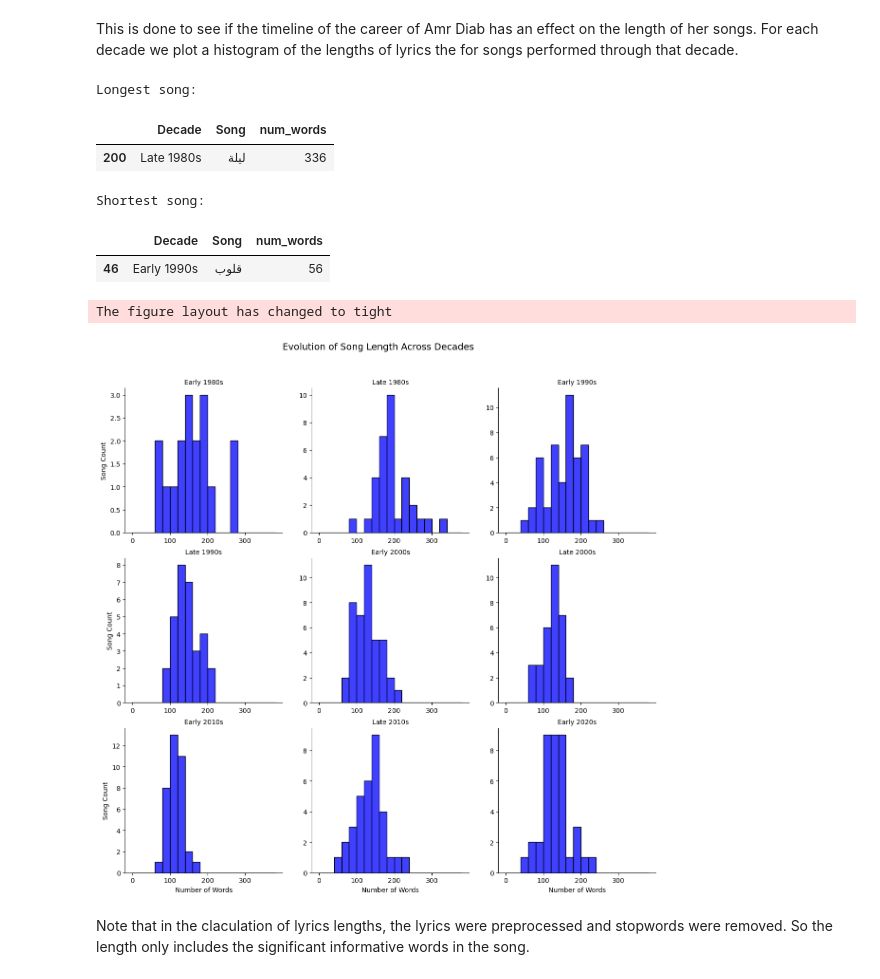
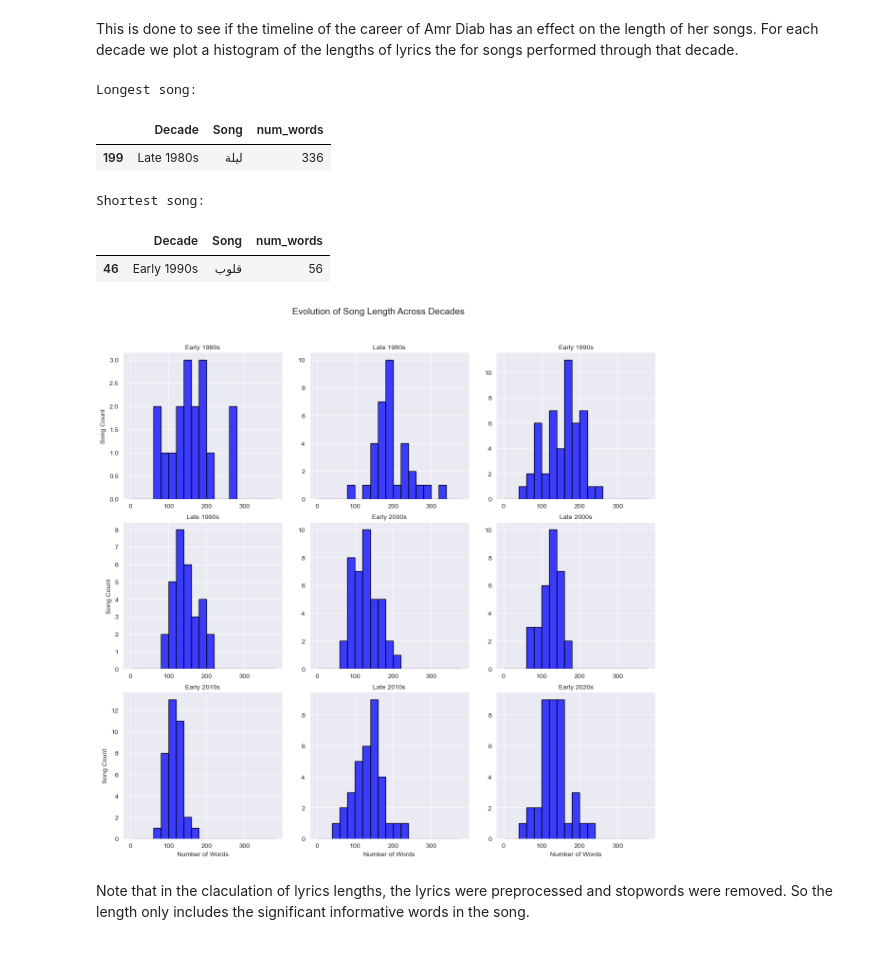
Before and after one commit to nour-atef04/Lyrics-Analysis, a Jupyter notebook: analysis.ipynb, the cells around one changed output. Drawn from its saved outputs; the diff is of its cells as text; code cells hidden in the pictures.

```diff
--- a/analysis.ipynb
+++ b/analysis.ipynb
@@ -13,7 +16,7 @@ import scipy.stats as stats
 # %%
 
 # Define file paths
-PREPROC_PATH = "data/amr_diab_songs_proc.csv"
+PREPROC_PATH = "data/amr_diab_songs_proc1.csv"
 PREPROC_SW_PATH = "data/stop_words.txt"
 # %%
 songs = pd.read_csv( PREPROC_PATH, header=0)
@@ -357,14 +359,24 @@ This may be due to the fact that the 80s, music was primarily distributed via ca
 # %% [markdown]
 also note that the shortest songs were created recently which shows that people today, especially younger listeners, have shorter attention spans due to social media and fast-paced digital content.
 # %%
+# Ensure "Year" is treated as numeric
+songs_proc["Year"] = pd.to_numeric(songs_proc["Year"], errors="coerce")
+
+# Drop or fill missing values
+songs_proc = songs_proc.dropna(subset=["Year"])  # Drop rows with missing years
+songs_proc["Year"] = songs_proc["Year"].astype(int)  # Convert to integer
+
+# Now, perform filtering
 songs_80s = songs_proc[(songs_proc["Year"] >= 1980) & (songs_proc["Year"] <= 1989)]
 lyrics_count_80s = songs_80s["Lyrics"].apply(lambda lyrics: len(str(lyrics).split())).sum()
 
 songs_2000s = songs_proc[(songs_proc["Year"] >= 2000) & (songs_proc["Year"] <= 2025)]
 lyrics_count_2000 = songs_2000s["Lyrics"].apply(lambda lyrics: len(str(lyrics).split())).sum()
 
-print(f"number of songs in the 80's: {songs_80s['Song'].nunique()}")
-print(f"Lyrics count in the 80's: {lyrics_count_80s} , average: {lyrics_count_80s/songs_80s['Song'].nunique()} word per song")
-print(f"number of songs in the 2000's: {songs_2000s['Song'].nunique()}")
-print(f"Lyrics count in the 2000's: { lyrics_count_2000  } , average: {lyrics_count_2000/songs_2000s['Song'].nunique()} word per song")
+# Print results
+print(f"Number of songs in the 80's: {songs_80s['Song'].nunique()}")
+print(f"Lyrics count in the 80's: {lyrics_count_80s} , average: {lyrics_count_80s/songs_80s['Song'].nunique()} words per song")
+
+print(f"Number of songs in the 2000's: {songs_2000s['Song'].nunique()}")
+print(f"Lyrics count in the 2000's: {lyrics_count_2000} , average: {lyrics_count_2000/songs_2000s['Song'].nunique()} words per song")
 # %% [output]
@@ -537,7 +554,7 @@ longest_song
 # %% [output]
 Longest song:
 |  | Decade | Song | num_words |
-| 200 | Late 1980s | ليلة | 336 |
+| 199 | Late 1980s | ليلة | 336 |
 # %%
 # Finding the shortest song
 min_s = full_word_count_decade["num_words"].min()
@@ -551,21 +568,25 @@ Shortest song:
 # %%
 # Ensure 'Decade' is a categorical column with the correct order
 decade_order = ['Early 1980s', 'Late 1980s', 'Early 1990s', 'Late 1990s', 'Early 2000s', 'Late 2000s','Early 2010s','Late 2010s',  'Early 2020s']
 full_word_count_decade['Decade'] = pd.Categorical(full_word_count_decade['Decade'], categories=decade_order, ordered=True)
 
 # Seaborn FacetGrid for faceting by Decade
 g = sns.FacetGrid(full_word_count_decade, col="Decade", col_wrap=3, sharex=False, sharey=False, height=4)
 g.map_dataframe(sns.histplot, x="num_words", bins=np.arange(0, full_word_count_decade["num_words"].max() + 50, 20), color="blue", edgecolor="black")
 
+# Ensure the directory exists
+os.makedirs("./figs", exist_ok=True)
+
 # Adjust plot styling
 g.set_axis_labels("Number of Words", "Song Count")
 g.set_titles(col_template="{col_name}")  # Titles for each subplot
 
 plt.subplots_adjust(top=0.9)
 plt.suptitle("Evolution of Song Length Across Decades", fontsize=14)
+# Now save the figure
+plt.savefig("./figs/full_word_count_decade.pdf", dpi=1000, format="pdf")
 plt.show()
 # %% [output]
-The figure layout has changed to tight
-[figure, old version]
+[figure, new version]
 # %% [markdown]
 Note that in the claculation of lyrics lengths, the lyrics were preprocessed and stopwords were removed. So the length only includes the significant informative words in the song.
```
Also changed, not shown: parts of 88 cells of this notebook.
